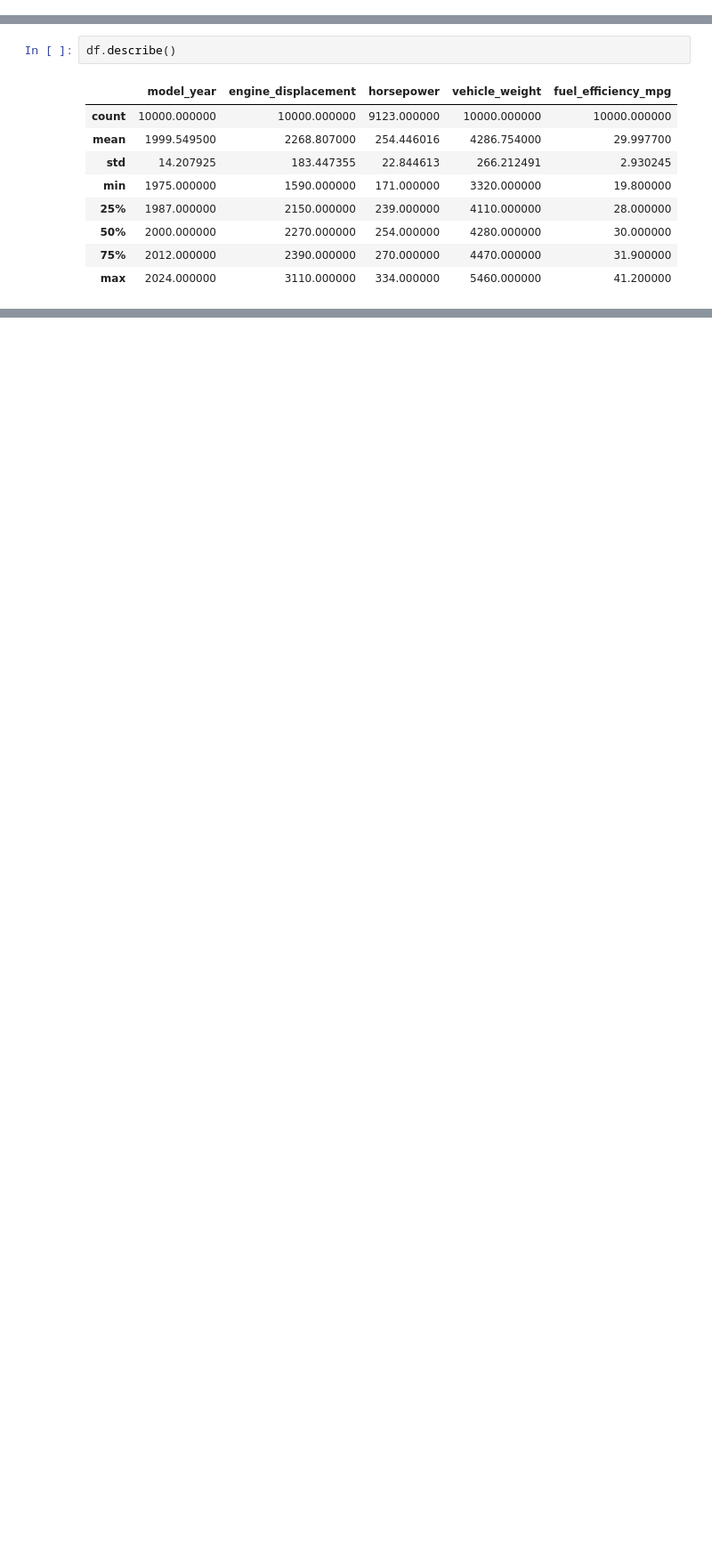
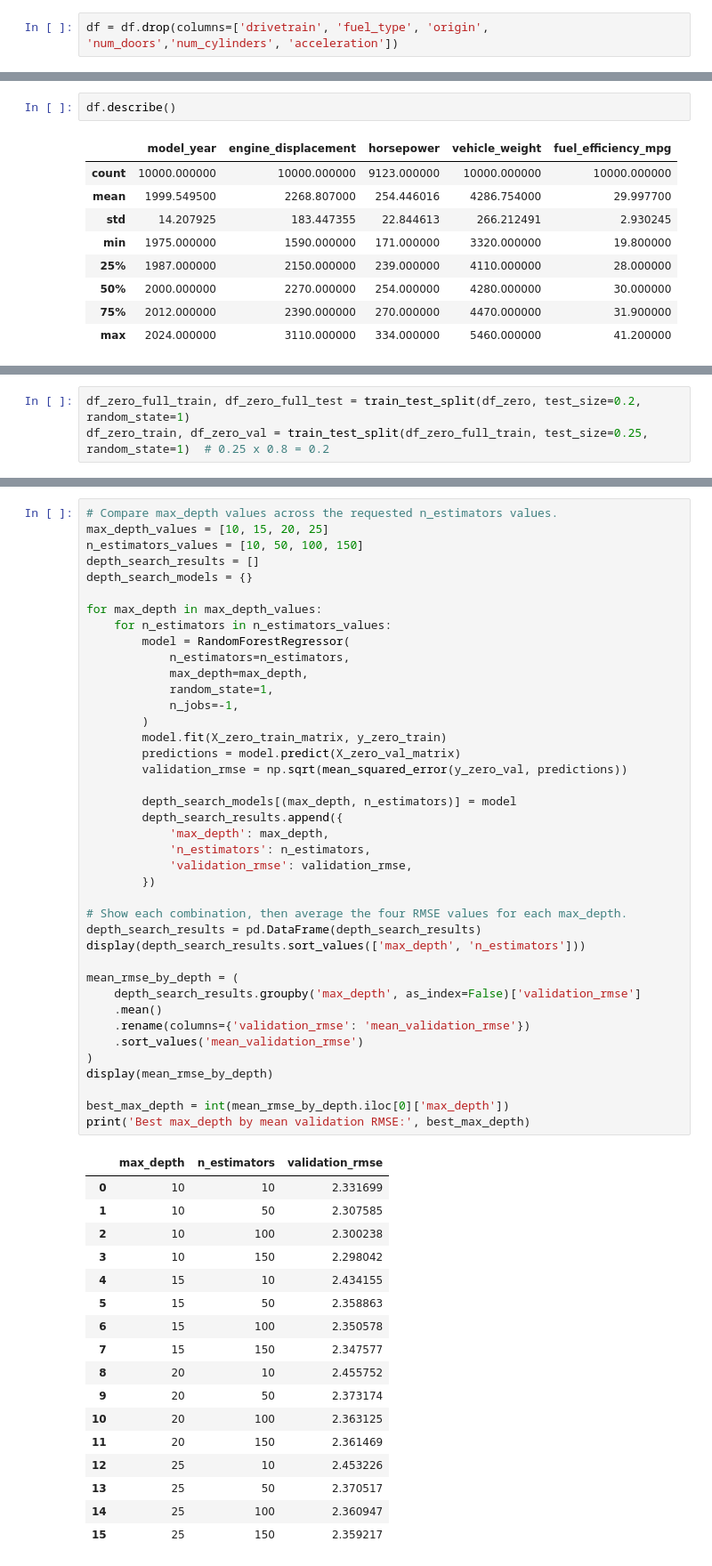
Before and after one commit to Ashfaqohi/Car_Price_Prediction_ML26-, a Jupyter notebook: notebook/01.ipynb, the cells around one changed output, grey strips where cells are left out. Shown at 89% size. Saved outputs shown, nothing was run; the diff lists cells and outputs as text; blank space fills up the shorter version.

```diff
--- a/notebook/01.ipynb
+++ b/notebook/01.ipynb
@@ -54,6 +54,8 @@ Data columns (total 11 columns):
  10  fuel_efficiency_mpg  10000 non-null  float64
 dtypes: float64(3), int64(5), str(3)
 memory usage: 859.5 KB
+# %%
+df = df.drop(columns=['drivetrain', 'fuel_type', 'origin', 'num_doors','num_cylinders', 'acceleration'])
 # %%
 df.columns
 # %% [output]
@@ -369,0 +381,3 @@ np.float64(0.02433734949955211)
+# %%
+df_zero_full_train, df_zero_full_test = train_test_split(df_zero, test_size=0.2, random_state=1)
+df_zero_train, df_zero_val = train_test_split(df_zero_full_train, test_size=0.25, random_state=1)  # 0.25 x 0.8 = 0.2
@@ -369,0 +464,58 @@ np.float64(0.02433734949955211)
+# %%
+# Compare max_depth values across the requested n_estimators values.
+max_depth_values = [10, 15, 20, 25]
+n_estimators_values = [10, 50, 100, 150]
+depth_search_results = []
+depth_search_models = {}
+
+for max_depth in max_depth_values:
+    for n_estimators in n_estimators_values:
+        model = RandomForestRegressor(
+            n_estimators=n_estimators,
+            max_depth=max_depth,
+            random_state=1,
+            n_jobs=-1,
+        )
+        model.fit(X_zero_train_matrix, y_zero_train)
+        predictions = model.predict(X_zero_val_matrix)
+        validation_rmse = np.sqrt(mean_squared_error(y_zero_val, predictions))
+
+        depth_search_models[(max_depth, n_estimators)] = model
+        depth_search_results.append({
+            'max_depth': max_depth,
+            'n_estimators': n_estimators,
+            'validation_rmse': validation_rmse,
+        })
+
+# Show each combination, then average the four RMSE values for each max_depth.
+depth_search_results = pd.DataFrame(depth_search_results)
+display(depth_search_results.sort_values(['max_depth', 'n_estimators']))
+
+mean_rmse_by_depth = (
+    depth_search_results.groupby('max_depth', as_index=False)['validation_rmse']
+    .mean()
+    .rename(columns={'validation_rmse': 'mean_validation_rmse'})
+    .sort_values('mean_validation_rmse')
+)
+display(mean_rmse_by_depth)
+
+best_max_depth = int(mean_rmse_by_depth.iloc[0]['max_depth'])
+print('Best max_depth by mean validation RMSE:', best_max_depth)
+# %% [output]
+|  | max_depth | n_estimators | validation_rmse |
+| 0 | 10 | 10 | 2.331699 |
+| 1 | 10 | 50 | 2.307585 |
+| 2 | 10 | 100 | 2.300238 |
+| 3 | 10 | 150 | 2.298042 |
+| 4 | 15 | 10 | 2.434155 |
+| 5 | 15 | 50 | 2.358863 |
+| 6 | 15 | 100 | 2.350578 |
+| 7 | 15 | 150 | 2.347577 |
+| 8 | 20 | 10 | 2.455752 |
+| 9 | 20 | 50 | 2.373174 |
+| 10 | 20 | 100 | 2.363125 |
+| 11 | 20 | 150 | 2.361469 |
+| 12 | 25 | 10 | 2.453226 |
+| 13 | 25 | 50 | 2.370517 |
+| 14 | 25 | 100 | 2.360947 |
+| 15 | 25 | 150 | 2.359217 |
```
Also changed, not shown: parts of 9 cells of this notebook.
